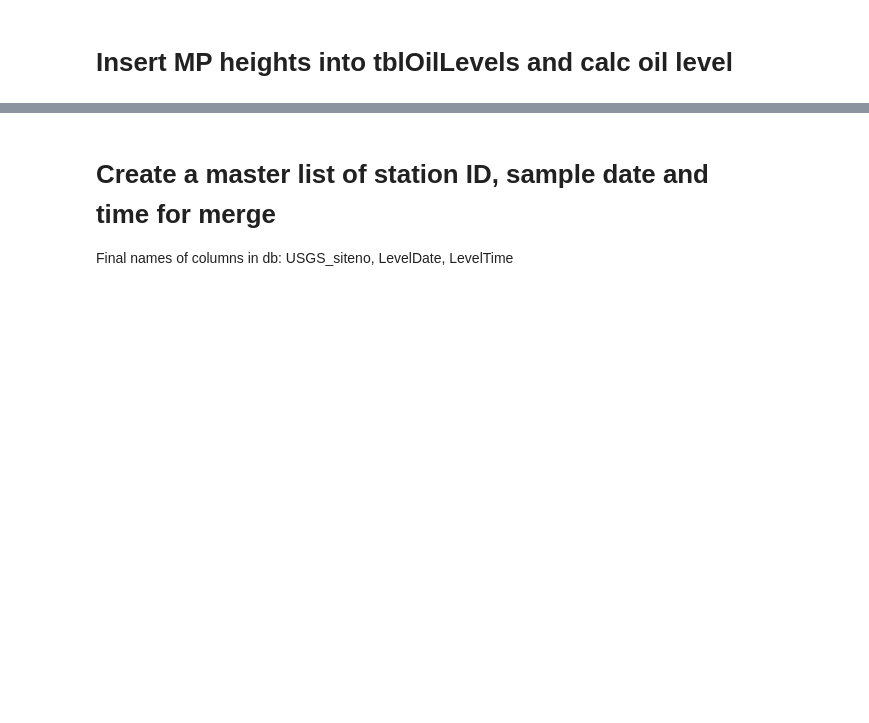
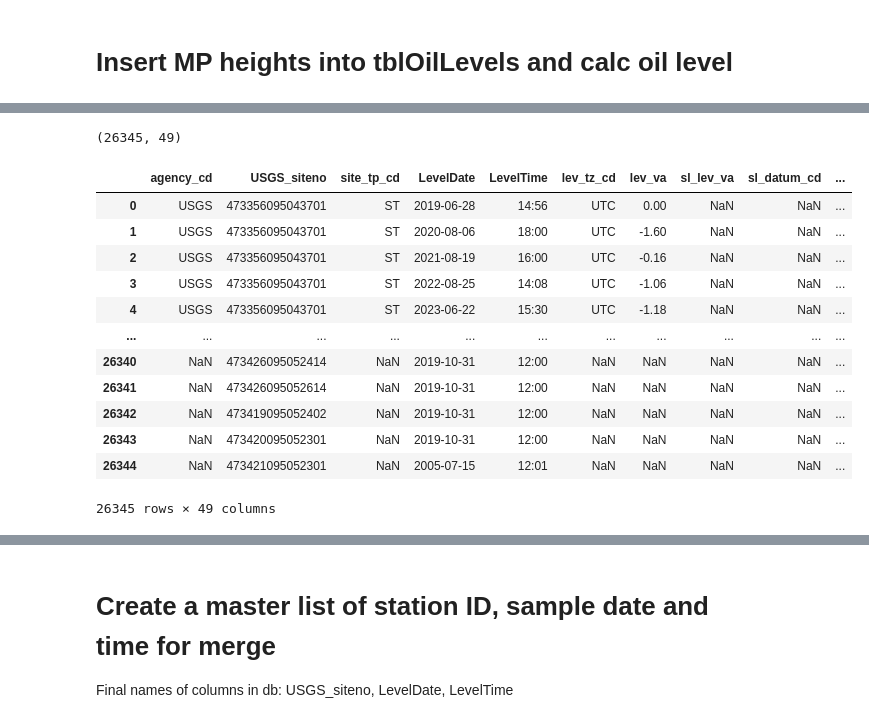
Before and after one commit to BojanMilinic/bemidji, a Jupyter notebook: 03_master_oil_water_level.ipynb, the cells around one changed output, grey strips where cells are left out. Drawn from its saved outputs; the diff is of its cells as text; code cells hidden in the pictures; blank space fills up the shorter version.

```diff
--- a/03_master_oil_water_level.ipynb
+++ b/03_master_oil_water_level.ipynb
@@ -749,0 +769,6 @@ tblOilLevels8['OilLevelDate'] = tblOilLevels8['OilLevelDate'].dt.strftime('%Y-%m
+# %%
+# r line 285 Rename columns and select columns in oil levels
+oil_levID = tblOilLevels8.rename(columns={'OilLevelDate': 'LevelDate', 'OilLevelTime': 'LevelTime'})
+# %%
+# rename columns
+wat_levID = dfwl2.rename(columns={'site_no': 'USGS_siteno', 'lev_dt': 'LevelDate', 'lev_tm': 'LevelTime'})
@@ -749,0 +802,36 @@ tblOilLevels8['OilLevelDate'] = tblOilLevels8['OilLevelDate'].dt.strftime('%Y-%m
+# %%
+# merge instead of concat
+levID = pd.merge(wat_levID,
+                 oil_levID,
+                 left_on=['USGS_siteno', "LevelDate", "LevelTime"],
+                 right_on=['USGS_siteno', "LevelDate", "LevelTime"],
+                 how='outer',
+                 suffixes=('_WL','_oil')
+                 )
+
+# remove dups?
+levID = levID.drop_duplicates()
+print(levID.shape)
+
+# rename some cols
+out_MasterWaterOilLevels = levID.rename(
+    columns ={'OnNWT': 'OnNorthWellTransect',
+              'NWTPosition_m': 'DistanceFromCenterOfNorthOilBody_m'})
+# %% [output]
+(26345, 49)
+# %%
+levID
+# %% [output]
+|  | agency_cd | USGS_siteno | site_tp_cd | LevelDate | LevelTime | lev_tz_cd | lev_va | sl_lev_va | sl_datum_cd | ... |
+| 0 | USGS | 473356095043701 | ST | 2019-06-28 | 14:56 | UTC | 0.00 | NaN | NaN | ... |
+| 1 | USGS | 473356095043701 | ST | 2020-08-06 | 18:00 | UTC | -1.60 | NaN | NaN | ... |
+| 2 | USGS | 473356095043701 | ST | 2021-08-19 | 16:00 | UTC | -0.16 | NaN | NaN | ... |
+| 3 | USGS | 473356095043701 | ST | 2022-08-25 | 14:08 | UTC | -1.06 | NaN | NaN | ... |
+| 4 | USGS | 473356095043701 | ST | 2023-06-22 | 15:30 | UTC | -1.18 | NaN | NaN | ... |
+| ... | ... | ... | ... | ... | ... | ... | ... | ... | ... | ... |
+| 26340 | NaN | 473426095052414 | NaN | 2019-10-31 | 12:00 | NaN | NaN | NaN | NaN | ... |
+| 26341 | NaN | 473426095052614 | NaN | 2019-10-31 | 12:00 | NaN | NaN | NaN | NaN | ... |
+| 26342 | NaN | 473419095052402 | NaN | 2019-10-31 | 12:00 | NaN | NaN | NaN | NaN | ... |
+| 26343 | NaN | 473420095052301 | NaN | 2019-10-31 | 12:00 | NaN | NaN | NaN | NaN | ... |
+| 26344 | NaN | 473421095052301 | NaN | 2005-07-15 | 12:01 | NaN | NaN | NaN | NaN | ... |
+26345 rows × 49 columns
```
Also changed, not shown: parts of 36 cells of this notebook.
